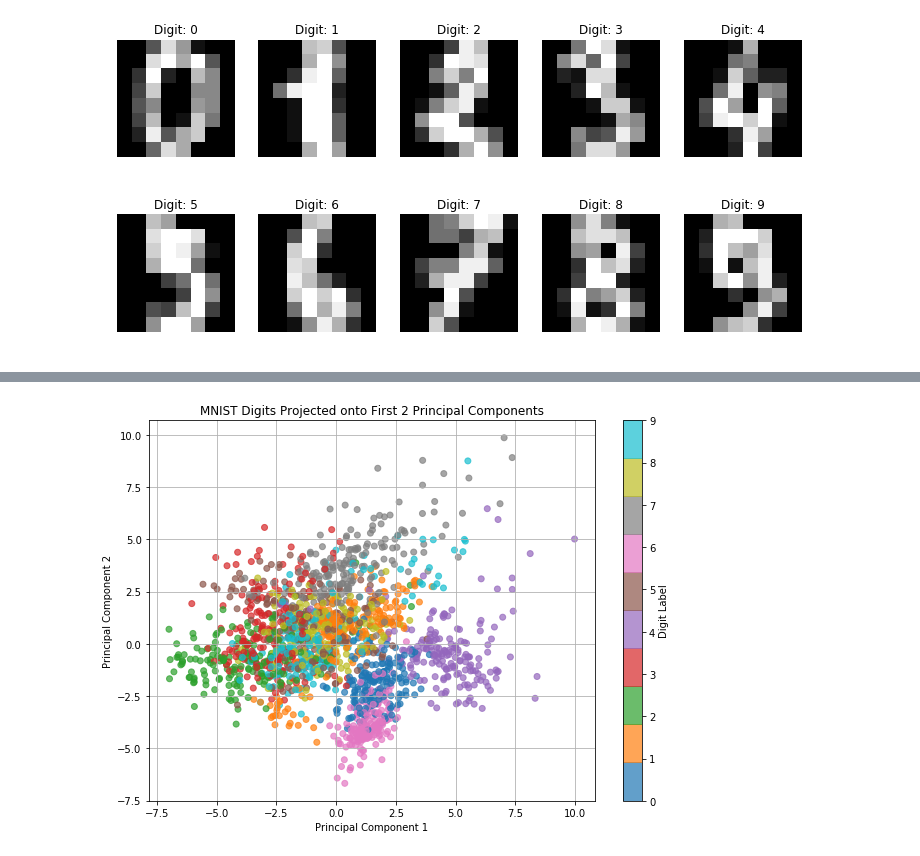
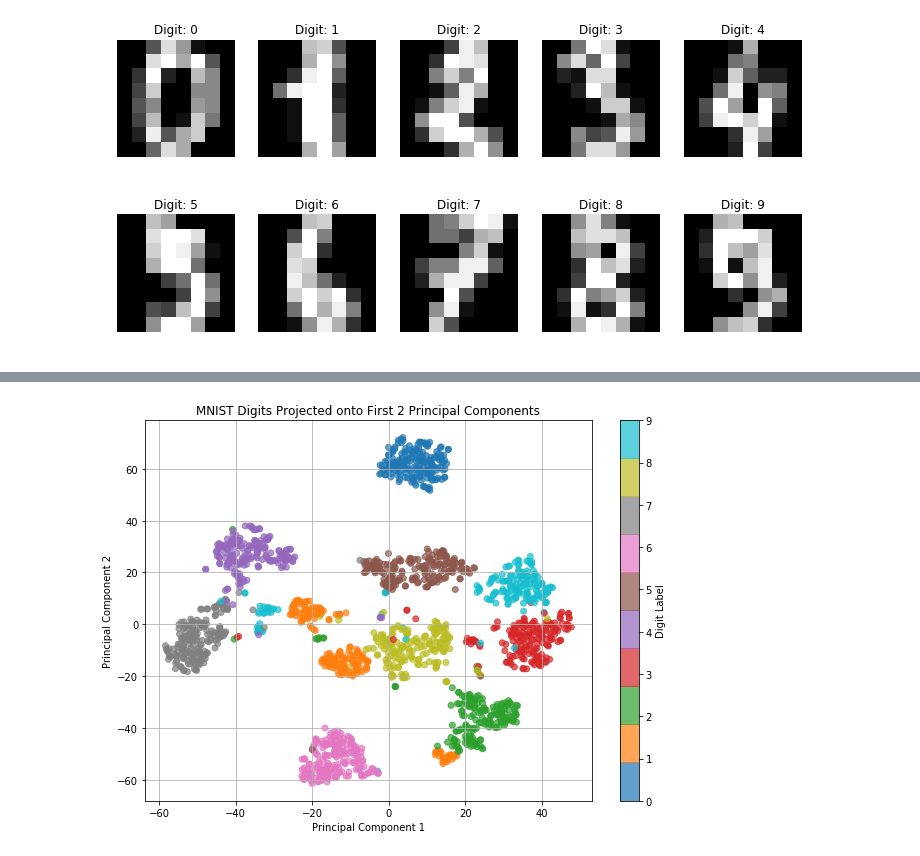
Before and after one commit to UBDS-3/ML_projects, a Jupyter notebook: 2025/day-2-dimesionality-reduction-solutions.ipynb, the cells around one changed output, grey strips where cells are left out. Drawn from its saved outputs; the diff is of its cells as text; code cells hidden in the pictures.

```diff
--- a/2025/day-2-dimesionality-reduction-solutions.ipynb
+++ b/2025/day-2-dimesionality-reduction-solutions.ipynb
@@ -362,8 +346,9 @@ from sklearn.datasets import load_digits
 from sklearn.model_selection import train_test_split
 
 digits = load_digits()
-X = digits.data  # shape: (1797, 64) — 8x8 pixel images
-y = digits.target  # Digit labels (0 to 9)
+X = digits.data
+Y = digits.target
 
-print("Shape of X:", X.shape)
-print("Shape of y:", y.shape)
+# Standardize X
+scaler = StandardScaler()
+X_scaled = scaler.fit_transform(X)
@@ -399,14 +409,18 @@ print("Explained variance ratio:", pca.explained_variance_ratio_)
 # %%
-#Task: plot a 2D projection of your original data. As a bonus, try to color each digit in a different color.
+#Task: plot a 2D projection of your original data using t-SNE. As a bonus, try to color each digit in a different color.
+tsne = TSNE(n_components=2)
+X_tsne = tsne.fit_transform(X_scaled)
+
+
 plt.figure(figsize=(10, 7))
-scatter = plt.scatter(X_pca[:, 0], X_pca[:, 1], c=y, cmap='tab10', alpha=0.7)
+scatter = plt.scatter(X_tsne[:, 0], X_tsne[:, 1], c=Y, cmap='tab10', alpha=0.7)
 plt.xlabel("Principal Component 1")
 plt.ylabel("Principal Component 2")
 plt.title("MNIST Digits Projected onto First 2 Principal Components")
 plt.colorbar(scatter, label='Digit Label')
 plt.grid(True)
 plt.show()
 # %% [output]
-[figure, old version]
+[figure, new version]
 # %%
 # Task: create a scree plot of the variance of each component
```
Also changed, not shown: parts of 36 cells of this notebook, 5 other files.
